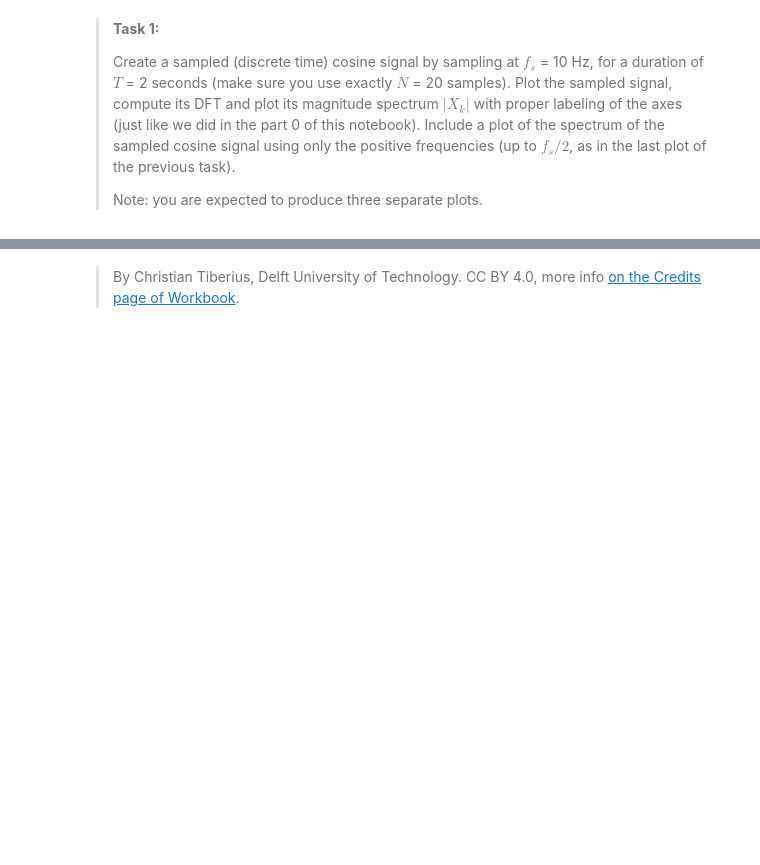
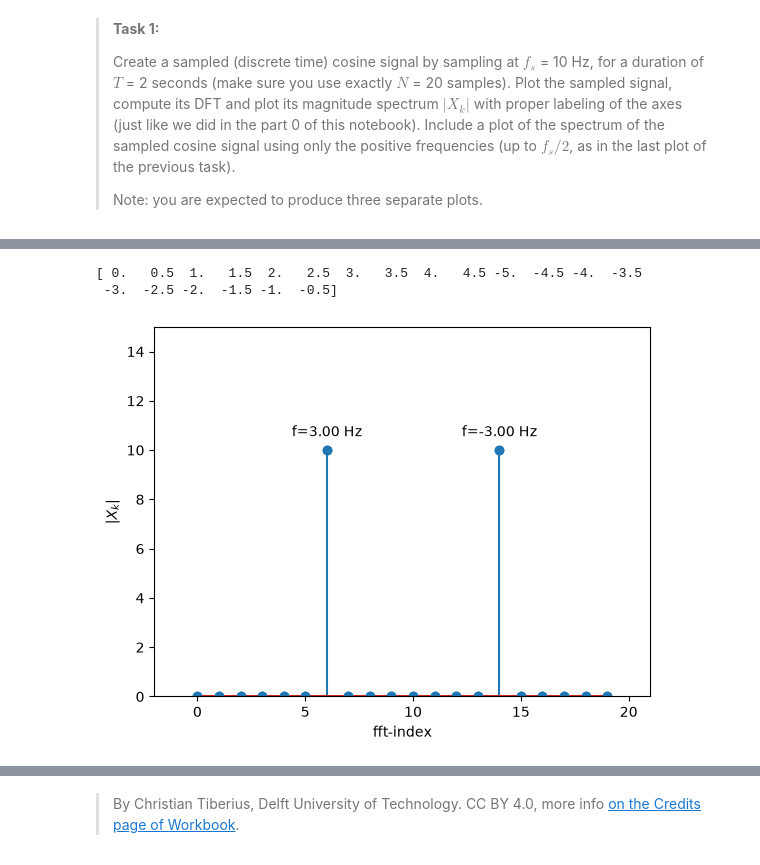
Before and after one commit to Tony-Davison/WS2.3, a Jupyter notebook: all_files_WS_2_3/DFT.ipynb, the cells around one changed output, grey strips where cells are left out. Cells and saved outputs as stored; diff of their text form; code cells hidden in the pictures; blank space fills up the shorter version.

```diff
--- a/all_files_WS_2_3/DFT.ipynb
+++ b/all_files_WS_2_3/DFT.ipynb
@@ -190,6 +211,31 @@ As a side note: the cosine is strictly a periodic function, not a-periodic (as a
 # %%
 ### YOUR CODE HERE ###
+abs_fft2 = np.abs(np.fft.fft(xt2))
+index_fft2 = np.arange(0,20,1)
+
+plt.stem(index_fft2, abs_fft2)
+plt.plot(index_fft2, abs_fft2, 'o')
+
+freq2 = np.concatenate((np.arange(0, 5, 0.5), np.arange(-5, 0, 0.5)))
+print(freq2)
+for x,y in zip(index_fft2, abs_fft2):
+    if x == 6 or x==14:
+        label = f"f={freq2[x]:.2f} Hz"
+        plt.annotate(label,
+                     (x,y),
+                     textcoords="offset points",
+                     xytext=(0,10),
+                     fontsize=10,
+                     ha='center')
 
 # Plot 2
+plt.ylim(0,15)
+plt.xlim(-2,21)
+plt.xlabel('fft-index')
+plt.ylabel('$|X_k|$');
+# %% [output]
+[ 0.   0.5  1.   1.5  2.   2.5  3.   3.5  4.   4.5 -5.  -4.5 -4.  -3.5
+ -3.  -2.5 -2.  -1.5 -1.  -0.5]
+[figure, added]
 # %%
 ### YOUR CODE HERE ###
```
Also changed, not shown: parts of 4 cells of this notebook.
